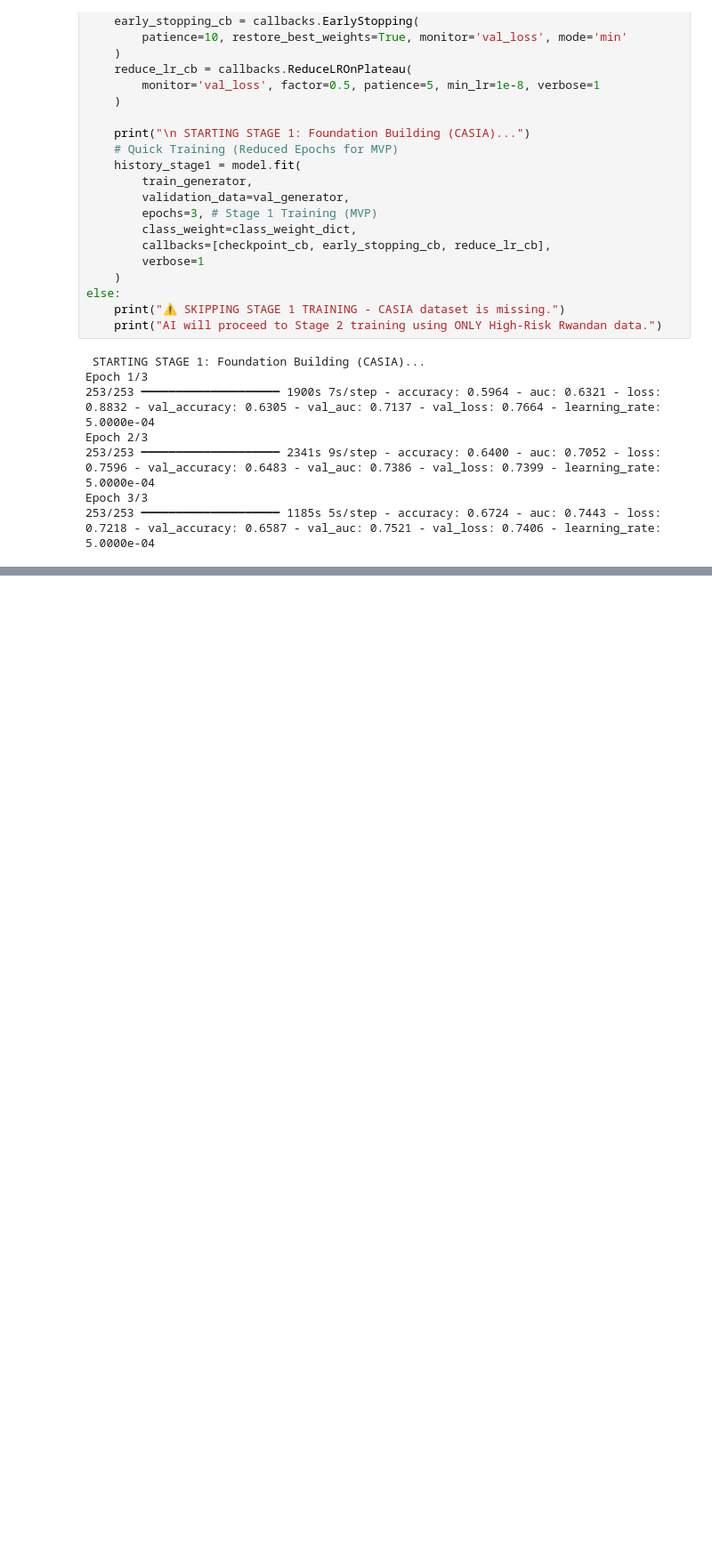
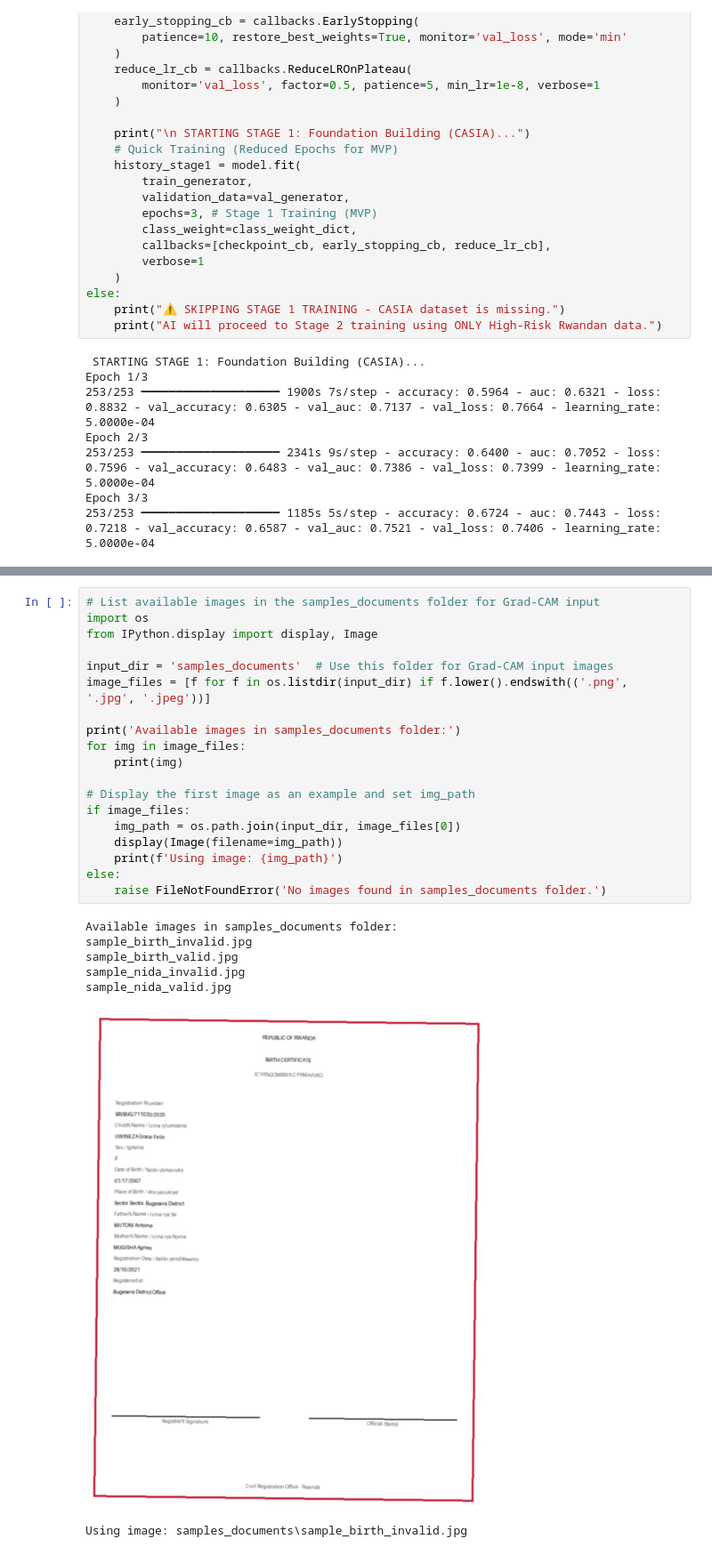
Before and after one commit to jkeza1/aipowered, a Jupyter notebook: Document_Verification_ML_Model version 2.ipynb, the cells around one changed output, grey strips where cells are left out. Shown at 89% size. Saved outputs shown, nothing was run; the diff lists cells and outputs as text; blank space fills up the shorter version.

```diff
--- a/Document_Verification_ML_Model version 2.ipynb
+++ b/Document_Verification_ML_Model version 2.ipynb
@@ -1450,0 +1369,27 @@ AssertionError: Run Rwanda split cells first.
+# %%
+# List available images in the samples_documents folder for Grad-CAM input
+import os
+from IPython.display import display, Image
+
+input_dir = 'samples_documents'  # Use this folder for Grad-CAM input images
+image_files = [f for f in os.listdir(input_dir) if f.lower().endswith(('.png', '.jpg', '.jpeg'))]
+
+print('Available images in samples_documents folder:')
+for img in image_files:
+    print(img)
+
+# Display the first image as an example and set img_path
+if image_files:
+    img_path = os.path.join(input_dir, image_files[0])
+    display(Image(filename=img_path))
+    print(f'Using image: {img_path}')
+else:
+    raise FileNotFoundError('No images found in samples_documents folder.')
+# %% [output]
+Available images in samples_documents folder:
+sample_birth_invalid.jpg
+sample_birth_valid.jpg
+sample_nida_invalid.jpg
+sample_nida_valid.jpg
+[figure, added]
+Using image: samples_documents\sample_birth_invalid.jpg
```
Also changed, not shown: parts of 60 cells of this notebook.
